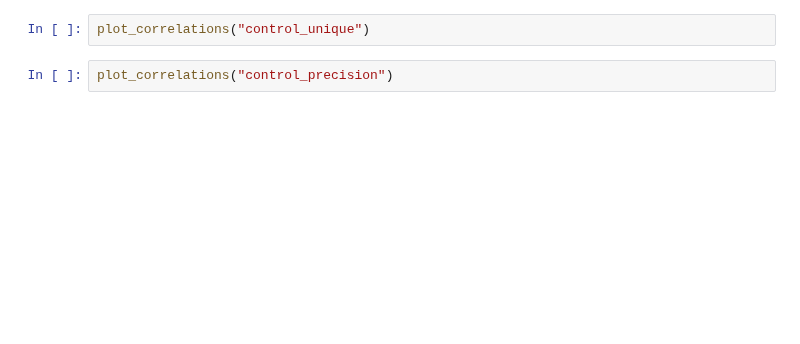
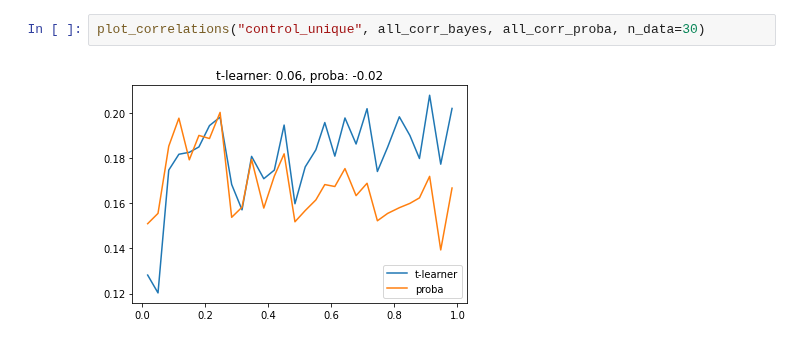
Before and after one commit to UtrechtUniversity/nudging, a Jupyter notebook: examples/simulation.ipynb, the cells around one changed output. Saved outputs shown, nothing was run; the diff lists cells and outputs as text; blank space fills up the shorter version.

```diff
--- a/examples/simulation.ipynb
+++ b/examples/simulation.ipynb
@@ -68,4 +110,4 @@ plot_correlations("n_samples")
 # %%
-plot_correlations("control_unique")
+plot_correlations("control_unique", all_corr_bayes, all_corr_proba, n_data=30)
+# %% [output]
+[figure, added]
-# %%
-plot_correlations("control_precision")
```
Also changed, not shown: parts of 26 cells of this notebook, 8 other files.
